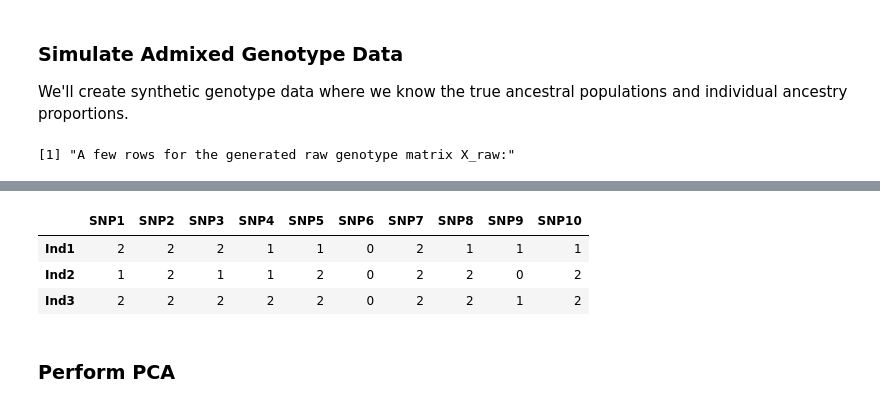
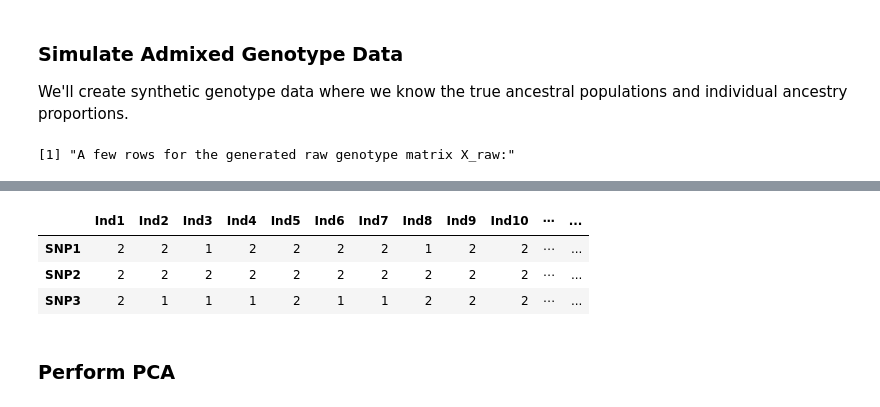
Before and after one commit to RuiDongDR/statgen-prerequisites, a Jupyter notebook: principal_component_analysis.ipynb, the cells around one changed output, grey strips where cells are left out. Cells and saved outputs as stored; diff of their text form; code cells hidden in the pictures.

```diff
--- a/principal_component_analysis.ipynb
+++ b/principal_component_analysis.ipynb
@@ -53,0 +140,18 @@ PCA can be considered as a special case of factor analysis with the following co
+# %%
+# Standardize the genotype matrix
+X_standardized <- scale(X, center = TRUE, scale = TRUE)
+
+# Perform PCA
+pca_result <- prcomp(X_standardized, center = FALSE, scale. = FALSE)
+
+# Extract principal component scores
+pc_scores <- pca_result$x
+
+# Calculate variance explained by each PC
+variance_explained <- (pca_result$sdev^2) / sum(pca_result$sdev^2) * 100
+
+cat("Variance explained by top 5 PCs:\n")
+for (i in 1:5) {
+  cat(sprintf("PC%d: %.2f%%\n", i, variance_explained[i]))
+}
+cat("\n")
@@ -68,60 +242,61 @@ We'll create synthetic genotype data where we know the true ancestral population
 rm(list=ls())
 set.seed(74)
 
+I <- 50  # Number of individuals
+J <- 100  # Number of markers (SNPs)
 K <- 2   # Number of ancestral populations
-I <- 50  # Number of individuals
-J <- 10  # Number of markers (SNPs)
 
-# Create F matrix with very distinct population frequencies
-F_true <- matrix(0, nrow = K, ncol = J)
+# Create L matrix with very distinct population frequencies
+L_true <- matrix(0, nrow = J, ncol = K)
 
-# Population 1
-F_true[1, ] <- c(0.9, 0.85, 0.95, 0.80, 0.90, 0.15, 0.92, 0.88, 0.2, 0.87)
+# Population 1: generally higher frequencies in the first 50 SNPS, lower frequencies in the last 50
+L_true[1:50, 1] <- runif(50, 0.7, 0.95)
+L_true[51:100, 1] <- runif(50, 0.05, 0.3)
 
-# Population 2
-F_true[2, ] <- c(0.1, 0.15, 0.05, 0.20, 0.10, 0.92, 0.08, 0.18, 0.90, 0.15)
+# Population 2: inverse pattern
+L_true[1:50, 2] <- runif(50, 0.05, 0.3)
+L_true[51:100, 2] <- runif(50, 0.8, 0.95)
+
+# Add row and column names
+rownames(L_true) <- paste0("SNP", 1:J)
+colnames(L_true) <- paste0("Pop", 1:K)
+F_true <- matrix(0, nrow = K, ncol = I)
+
+# Individuals 1-15: Pure Pop1
+F_true[1, 1:15] <- 1.0
+F_true[2, 1:15] <- 0.0
+
+# Individuals 16-30: Pure Pop2
+F_true[1, 16:30] <- 0.0
+F_true[2, 16:30] <- 1.0
+
+# Individuals 31-40: Pop1-Pop2 admixture (80-20)
+F_true[1, 31:40] <- 0.8
+F_true[2, 31:40] <- 0.2
+
+# Individuals 41-50: Pop1-Pop2 admixture (30-70)
+F_true[1, 41:50] <- 0.3
+F_true[2, 41:50] <- 0.7
 
 # Add row and column names
 rownames(F_true) <- paste0("Pop", 1:K)
-colnames(F_true) <- paste0("SNP", 1:J)
+colnames(F_true) <- paste0("Ind", 1:I)
 
-Q_true <- matrix(0, nrow = I, ncol = K)
-
-# Individuals 1-15: Pure Pop1
-Q_true[1:15, 1] <- 1.0
-Q_true[1:15, 2] <- 0.0
-
-# Individuals 16-30: Pure Pop2
-Q_true[16:30, 1] <- 0.0
-Q_true[16:30, 2] <- 1.0
-
-# Individuals 31-40: Pop1-Pop2 admixture (50-50)
-Q_true[31:40, 1] <- 0.5
-Q_true[31:40, 2] <- 0.5
-
-# Individuals 41-50: Pop1-Pop2 admixture (30-70)
-Q_true[41:50, 1] <- 0.3
-Q_true[41:50, 2] <- 0.7
-
-# Add row and column names
-rownames(Q_true) <- paste0("Ind", 1:I)
-colnames(Q_true) <- paste0("Pop", 1:K)
-
-X_raw <- matrix(0, nrow = I, ncol = J)
+X_raw <- matrix(0, nrow = J, ncol = I)
 
 for (i in 1:I) {
   for (j in 1:J) {
     # Expected frequency = weighted average of population frequencies
-    p_ij <- sum(Q_true[i, ] * F_true[, j])
+    p_ij <- sum(L_true[j, ] * F_true[, i])
 
     # Sample genotype (0, 1, or 2 copies)
-    X_raw[i, j] <- rbinom(1, size = 2, prob = p_ij)
+    X_raw[j,i] <- rbinom(1, size = 2, prob = p_ij)
   }
 }
 
 # Add row and column names
-rownames(X_raw) <- paste0("Ind", 1:I)
-colnames(X_raw) <- paste0("SNP", 1:J)
+rownames(X_raw) <- paste0("SNP", 1:J)
+colnames(X_raw) <- paste0("Ind", 1:I)
 
 print("A few rows for the generated raw genotype matrix X_raw:")
 head(X_raw,3)
@@ -131,7 +306,7 @@ A matrix: 3 × 10 of type dbl
-|  | SNP1 | SNP2 | SNP3 | SNP4 | SNP5 | SNP6 | SNP7 | SNP8 | SNP9 | SNP10 |
-| Ind1 | 2 | 2 | 2 | 1 | 1 | 0 | 2 | 1 | 1 | 1 |
-| Ind2 | 1 | 2 | 1 | 1 | 2 | 0 | 2 | 2 | 0 | 2 |
-| Ind3 | 2 | 2 | 2 | 2 | 2 | 0 | 2 | 2 | 1 | 2 |
+|  | Ind1 | Ind2 | Ind3 | Ind4 | Ind5 | Ind6 | Ind7 | Ind8 | Ind9 | Ind10 | ⋯ | ... |
+| SNP1 | 2 | 2 | 1 | 2 | 2 | 2 | 2 | 1 | 2 | 2 | ⋯ | ... |
+| SNP2 | 2 | 2 | 2 | 2 | 2 | 2 | 2 | 2 | 2 | 2 | ⋯ | ... |
+| SNP3 | 2 | 1 | 1 | 1 | 2 | 1 | 1 | 2 | 2 | 2 | ⋯ | ... |
 # %%
 # Normalize the genotype data
 X <- scale(X_raw, center = TRUE, scale = TRUE)
```
Also changed, not shown: parts of 28 cells of this notebook, 16 other files.
